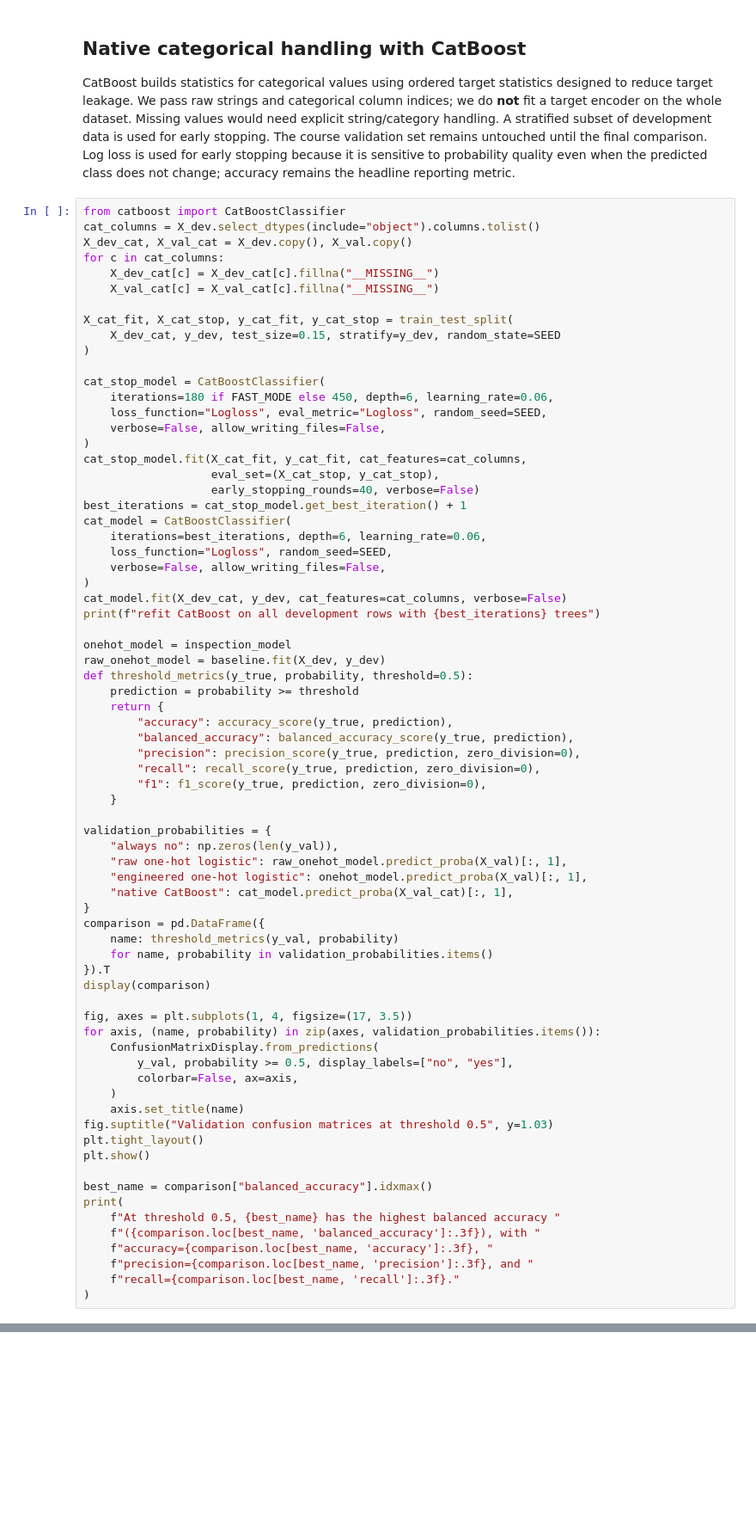
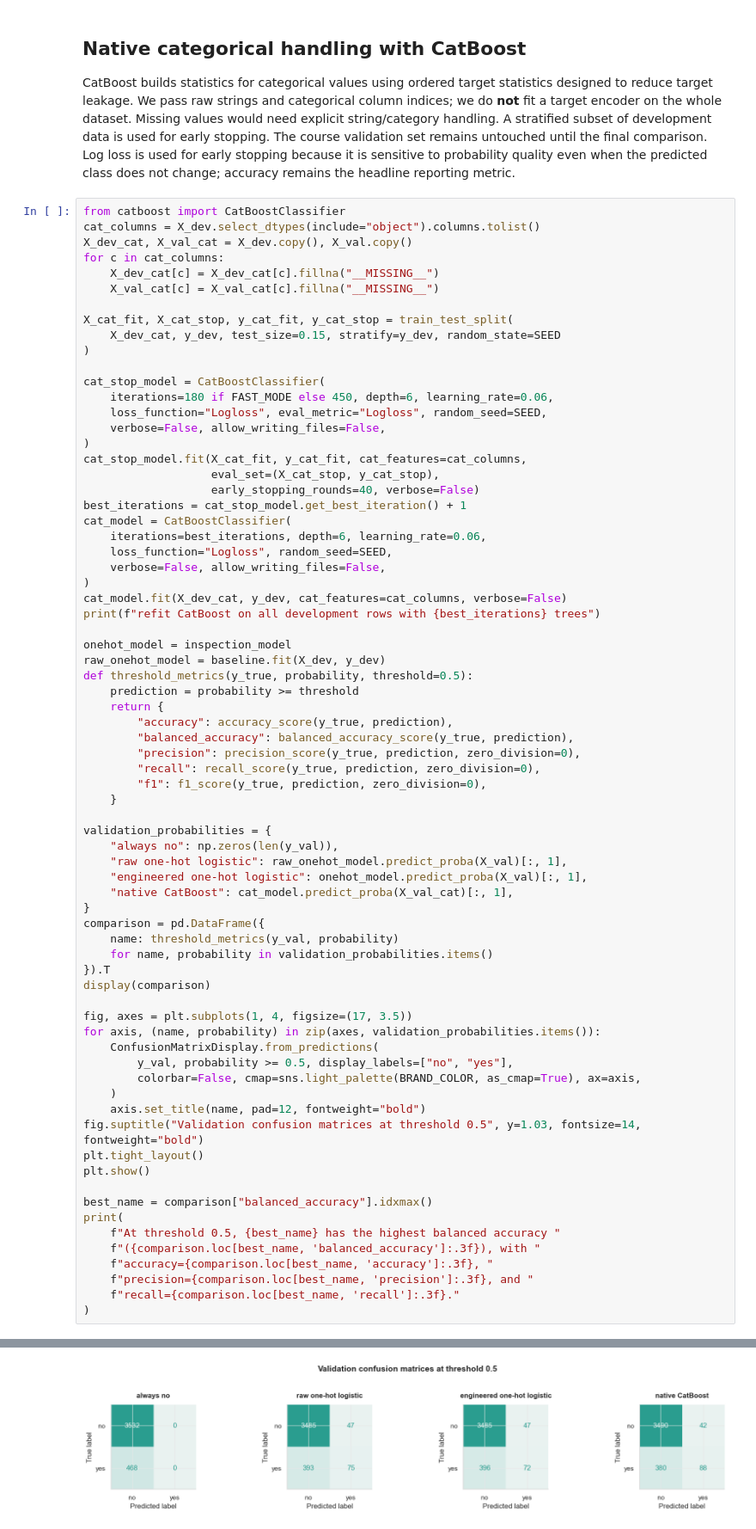
Before and after one commit to SoroushGhaderi/Advanced-Machine-Learning, a Jupyter notebook: notebooks/02_advanced_feature_engineering.ipynb, the cells around one changed output, grey strips where cells are left out. Shown at 86% size. Drawn from its saved outputs; the diff is of its cells as text; blank space fills up the shorter version.

```diff
--- a/notebooks/02_advanced_feature_engineering.ipynb
+++ b/notebooks/02_advanced_feature_engineering.ipynb
@@ -862,10 +870,10 @@ fig, axes = plt.subplots(1, 4, figsize=(17, 3.5))
 for axis, (name, probability) in zip(axes, validation_probabilities.items()):
     ConfusionMatrixDisplay.from_predictions(
         y_val, probability >= 0.5, display_labels=["no", "yes"],
-        colorbar=False, ax=axis,
+        colorbar=False, cmap=sns.light_palette(BRAND_COLOR, as_cmap=True), ax=axis,
     )
-    axis.set_title(name)
-fig.suptitle("Validation confusion matrices at threshold 0.5", y=1.03)
+    axis.set_title(name, pad=12, fontweight="bold")
+fig.suptitle("Validation confusion matrices at threshold 0.5", y=1.03, fontsize=14, fontweight="bold")
 plt.tight_layout()
 plt.show()
 
@@ -877,3 +885,4 @@ print(
     f"precision={comparison.loc[best_name, 'precision']:.3f}, and "
     f"recall={comparison.loc[best_name, 'recall']:.3f}."
 )
+# %% [output]
@@ -879,0 +895 @@ print(
+[figure, added]
```
Also changed, not shown: parts of 3 cells of this notebook, 9 other files.
